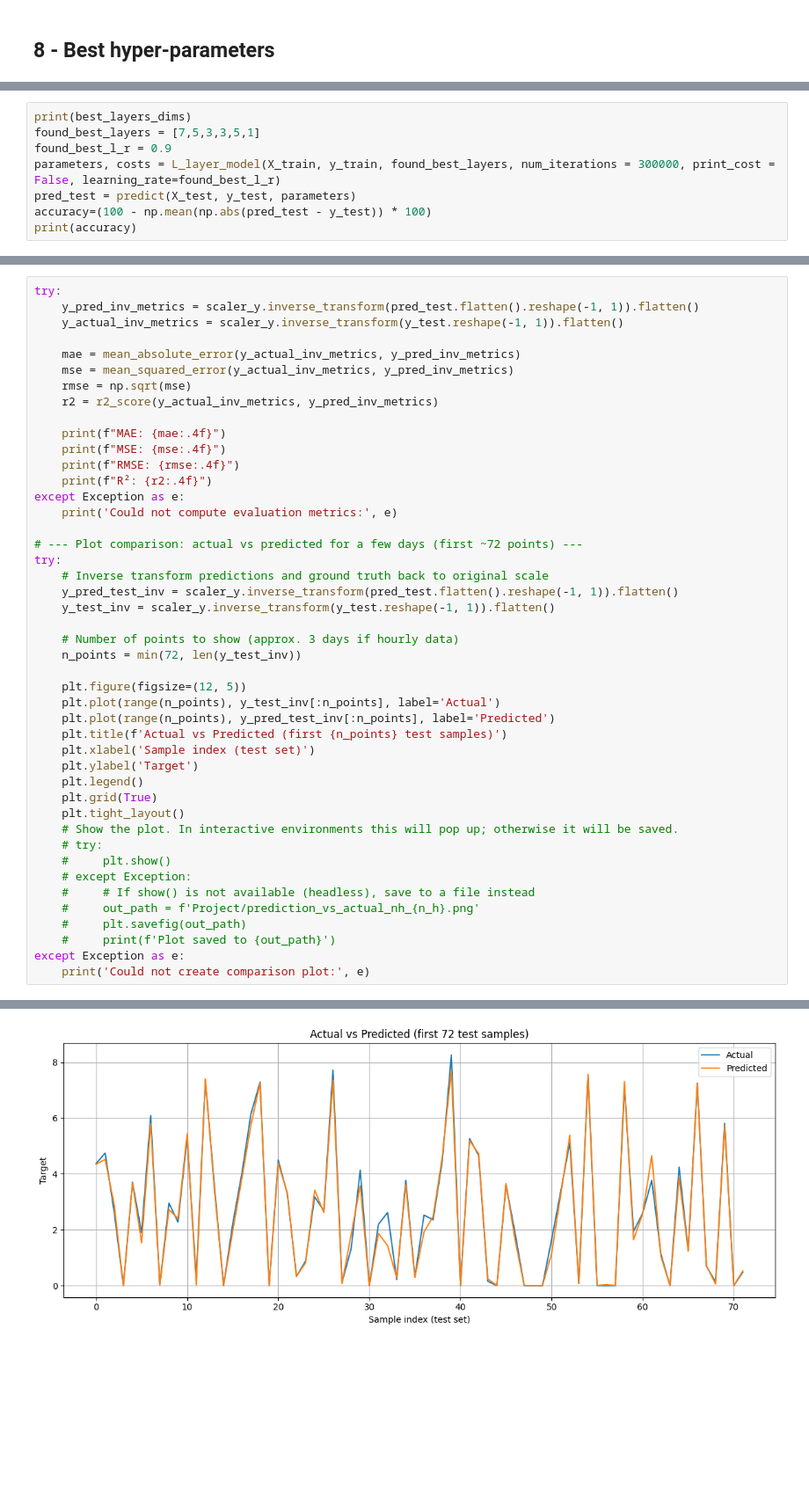
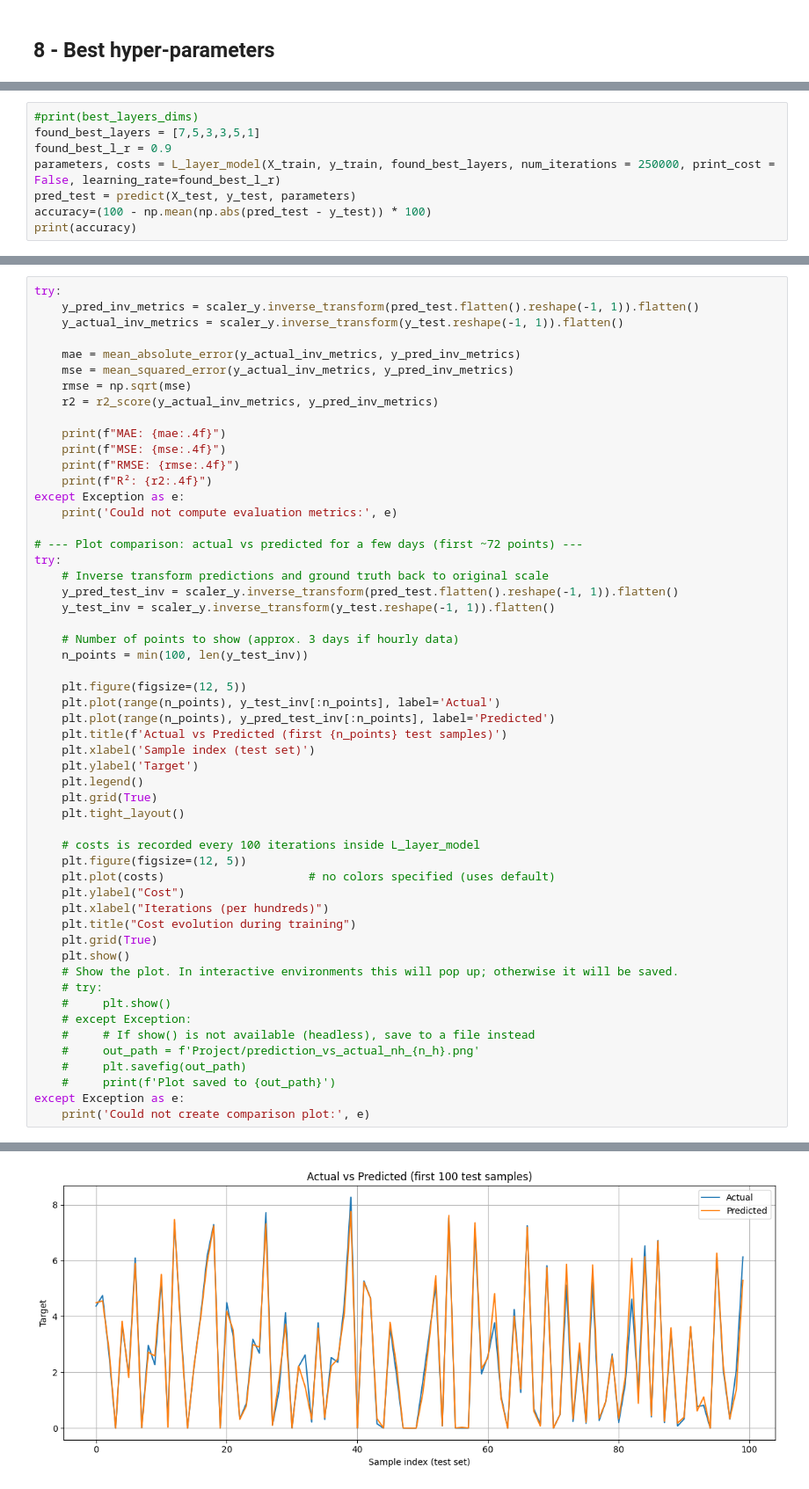
Before and after one commit to MatisGo/AI_SolarPVForecasting, a Jupyter notebook: DeepNN_Application.ipynb, the cells around one changed output, grey strips where cells are left out. Shown: that part at 88% size. Saved outputs shown, nothing was run; the diff lists cells and outputs as text; blank space fills up the shorter version.

```diff
--- a/DeepNN_Application.ipynb
+++ b/DeepNN_Application.ipynb
@@ -313,10 +313,10 @@ new best accuracy = 96.34271191014588
 new best layers = (7, np.int64(5), np.int64(3), np.int64(3), np.int64(5), 1)
 new best learning rate = 0.9
 # %%
-print(best_layers_dims)
+#print(best_layers_dims)
 found_best_layers = [7,5,3,3,5,1]
 found_best_l_r = 0.9
-parameters, costs = L_layer_model(X_train, y_train, found_best_layers, num_iterations = 300000, print_cost = False, learning_rate=found_best_l_r)
+parameters, costs = L_layer_model(X_train, y_train, found_best_layers, num_iterations = 250000, print_cost = False, learning_rate=found_best_l_r)
 pred_test = predict(X_test, y_test, parameters)
 accuracy=(100 - np.mean(np.abs(pred_test - y_test)) * 100)
 print(accuracy)
@@ -347,7 +346,7 @@ try:
     y_test_inv = scaler_y.inverse_transform(y_test.reshape(-1, 1)).flatten()
 
     # Number of points to show (approx. 3 days if hourly data)
-    n_points = min(72, len(y_test_inv))
+    n_points = min(100, len(y_test_inv))
 
     plt.figure(figsize=(12, 5))
     plt.plot(range(n_points), y_test_inv[:n_points], label='Actual')
@@ -358,6 +357,15 @@ try:
     plt.legend()
     plt.grid(True)
     plt.tight_layout()
+
+    # costs is recorded every 100 iterations inside L_layer_model
+    plt.figure(figsize=(12, 5))
+    plt.plot(costs)                     # no colors specified (uses default)
+    plt.ylabel("Cost")
+    plt.xlabel("Iterations (per hundreds)")
+    plt.title("Cost evolution during training")
+    plt.grid(True)
+    plt.show()
     # Show the plot. In interactive environments this will pop up; otherwise it will be saved.
     # try:
     #     plt.show()
@@ -376 +384 @@ R²: 0.9809
-[figure, old version]
+[figure, new version]
```
Also changed, not shown: parts of 2 cells of this notebook, 3 other files.
